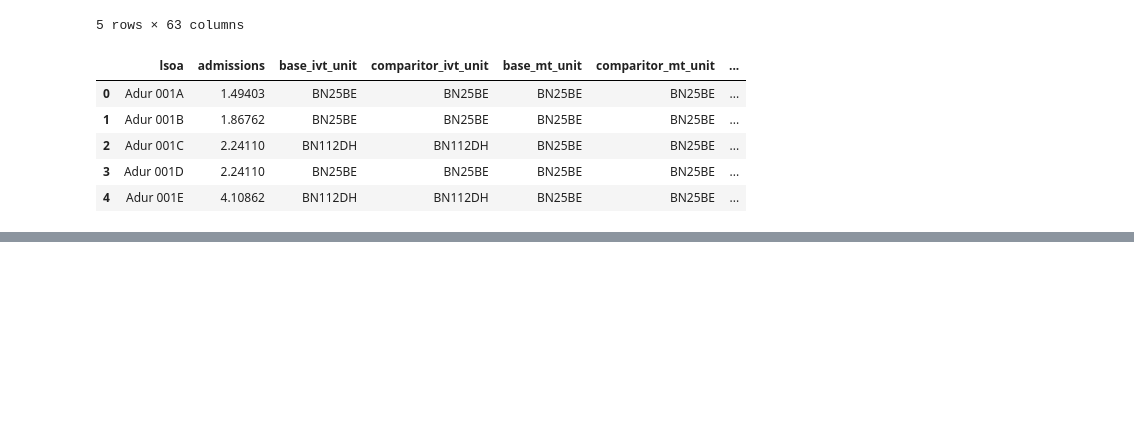
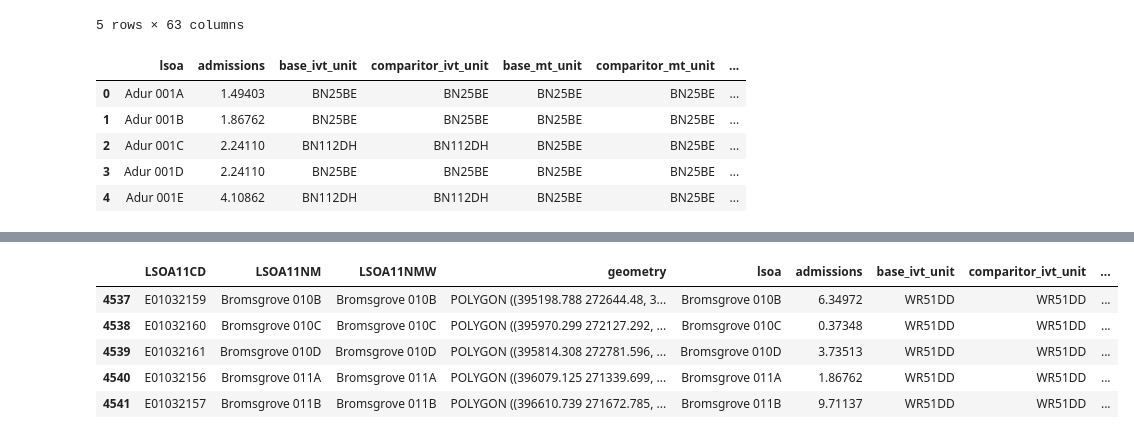
Before and after one commit to stroke-optimist/thrombectomy_location_2026, a Jupyter notebook: 04_compare_scenarios.ipynb, the cells around one changed output, grey strips where cells are left out. Saved outputs shown, nothing was run; the diff lists cells and outputs as text; code cells hidden in the pictures; blank space fills up the shorter version.

```diff
--- a/04_compare_scenarios.ipynb
+++ b/04_compare_scenarios.ipynb
@@ -39,9 +44,10 @@ comparison['base_ivt_time'] = base_data['nearest_ivt_unit_no_bias']
 comparison['comparitor_ivt_time'] = comparitor_data['nearest_ivt_unit_no_bias']
 comparison['base_mt_time'] = base_data['nearest_mt_time']
 comparison['comparitor_mt_time'] = comparitor_data['nearest_mt_time']
-comparison['base_mrs_0-2'] = base_data['drip_ship_mrs_0-2']
-comparison['comparitor_mrs_0-2'] = comparitor_data['drip_ship_mrs_0-2']
-comparison['changed'] = 1.0 * (comparison['comparitor_mrs_0-2'] > comparison['base_mrs_0-2'])
+comparison['base_mrs_0-2_per_1000'] = base_data['drip_ship_mrs_0-2'] * 1000
+comparison['comparitor_mrs_0-2_per_1000'] = comparitor_data['drip_ship_mrs_0-2'] * 1000
+comparison['change_in_mrs_0-2_per_1000'] = comparison['comparitor_mrs_0-2_per_1000'] - comparison['base_mrs_0-2_per_1000']
+comparison['changed'] = 1.0 * (comparison['comparitor_mrs_0-2_per_1000'] > comparison['base_mrs_0-2_per_1000'])
 # %%
 comparison.head()
 # %% [output]
@@ -184,0 +241,16 @@ units_with_change.head(20)
+# %%
+# Merge the results with the LSOA shapefile
+comparison = lsoa_gdf.merge(comparison, left_on='LSOA11NM', right_on='lsoa', how='right')
+
+# Save as csv
+comparison.to_csv(f'./output/comparison_by_lsoa_{output_name}.csv', index=False)
+# %%
+comparison_changed = comparison.loc[comparison['changed'] == 1.0]
+comparison_changed.head()
+# %% [output]
+|  | LSOA11CD | LSOA11NM | LSOA11NMW | geometry | lsoa | admissions | base_ivt_unit | comparitor_ivt_unit | ... |
+| 4537 | E01032159 | Bromsgrove 010B | Bromsgrove 010B | POLYGON ((395198.788 272644.48, 3... | Bromsgrove 010B | 6.34972 | WR51DD | WR51DD | ... |
+| 4538 | E01032160 | Bromsgrove 010C | Bromsgrove 010C | POLYGON ((395970.299 272127.292, ... | Bromsgrove 010C | 0.37348 | WR51DD | WR51DD | ... |
+| 4539 | E01032161 | Bromsgrove 010D | Bromsgrove 010D | POLYGON ((395814.308 272781.596, ... | Bromsgrove 010D | 3.73513 | WR51DD | WR51DD | ... |
+| 4540 | E01032156 | Bromsgrove 011A | Bromsgrove 011A | POLYGON ((396079.125 271339.699, ... | Bromsgrove 011A | 1.86762 | WR51DD | WR51DD | ... |
+| 4541 | E01032157 | Bromsgrove 011B | Bromsgrove 011B | POLYGON ((396610.739 271672.785, ... | Bromsgrove 011B | 9.71137 | WR51DD | WR51DD | ... |
```
Also changed, not shown: parts of 8 cells of this notebook.
